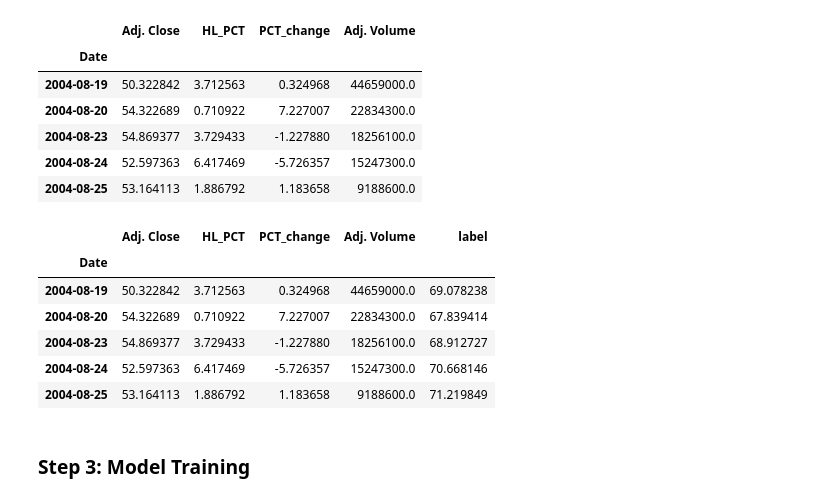
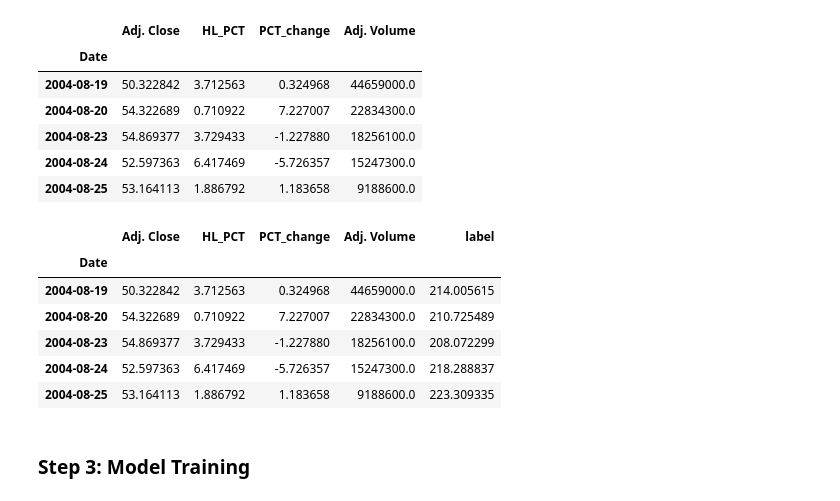
Before and after one commit to NotShrirang/Google-Stock-Prediction, a Jupyter notebook: google_stock_prediction.ipynb, the cells around one changed output. Drawn from its saved outputs; the diff is of its cells as text; code cells hidden in the pictures.

```diff
--- a/google_stock_prediction.ipynb
+++ b/google_stock_prediction.ipynb
@@ -62,18 +63,18 @@ df.head()
 # %%
 forecast_col = 'Adj. Close'
 df.fillna(-99999, inplace=True)
 
-forecast_out = int(math.ceil(0.01*len(df)))
+forecast_out = int(math.ceil(0.1*len(df)))
 df['label'] = df[forecast_col].shift(-forecast_out)
 df.head()
 # %% [output]
 |  | Adj. Close | HL_PCT | PCT_change | Adj. Volume | label |
 | Date |  |  |  |  |  |
-| 2004-08-19 | 50.322842 | 3.712563 | 0.324968 | 44659000.0 | 69.078238 |
-| 2004-08-20 | 54.322689 | 0.710922 | 7.227007 | 22834300.0 | 67.839414 |
-| 2004-08-23 | 54.869377 | 3.729433 | -1.227880 | 18256100.0 | 68.912727 |
-| 2004-08-24 | 52.597363 | 6.417469 | -5.726357 | 15247300.0 | 70.668146 |
-| 2004-08-25 | 53.164113 | 1.886792 | 1.183658 | 9188600.0 | 71.219849 |
+| 2004-08-19 | 50.322842 | 3.712563 | 0.324968 | 44659000.0 | 214.005615 |
+| 2004-08-20 | 54.322689 | 0.710922 | 7.227007 | 22834300.0 | 210.725489 |
+| 2004-08-23 | 54.869377 | 3.729433 | -1.227880 | 18256100.0 | 208.072299 |
+| 2004-08-24 | 52.597363 | 6.417469 | -5.726357 | 15247300.0 | 218.288837 |
+| 2004-08-25 | 53.164113 | 1.886792 | 1.183658 | 9188600.0 | 223.309335 |
 # %%
 X = np.array(df.drop(['label'], 1))
 X = preprocessing.scale(X)
```
Also changed, not shown: parts of 4 cells of this notebook.
